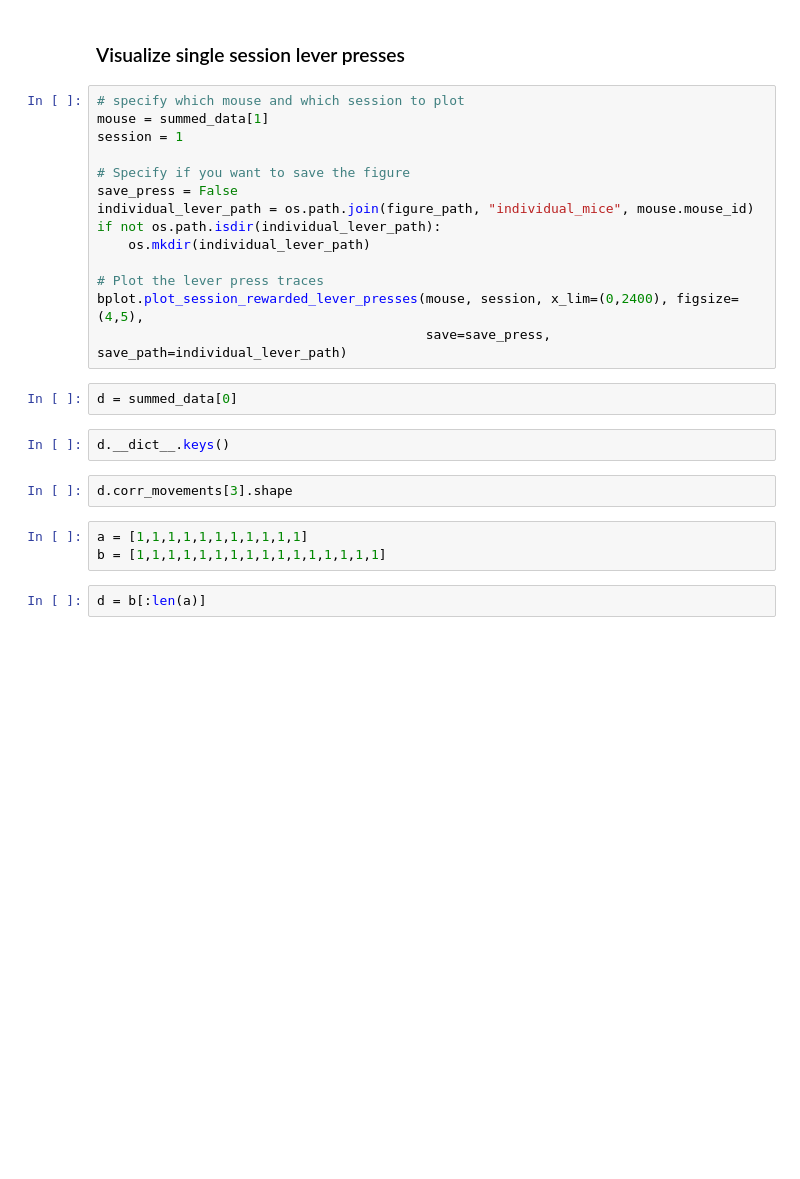
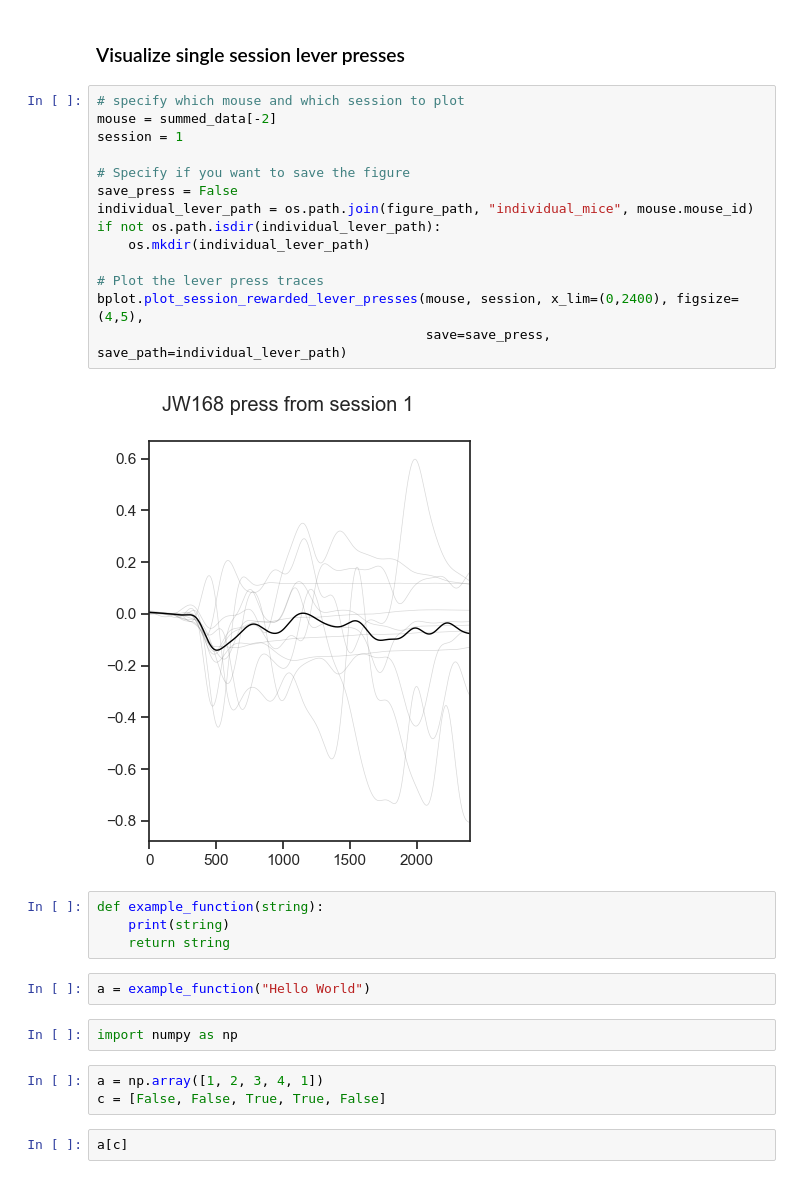
Before and after one commit to wjakewright/Lab_Analyses, a Jupyter notebook: Lab_Analyses/Behavior/Batch_Lever_Press_Analysis_Dual_Spine_Task.ipynb, the cells around one changed output. Drawn from its saved outputs; the diff is of its cells as text; blank space fills up the shorter version.

```diff
--- a/Lab_Analyses/Behavior/Batch_Lever_Press_Analysis_Dual_Spine_Task.ipynb
+++ b/Lab_Analyses/Behavior/Batch_Lever_Press_Analysis_Dual_Spine_Task.ipynb
@@ -270,27 +287,31 @@ grouped_data.plot_data(figsize=(7.5,9),colors=colors, plot_ind=False, ylims=ylim
 ### Visualize single session lever presses
 # %%
 # specify which mouse and which session to plot
-mouse = summed_data[1]
+mouse = summed_data[-2]
 session = 1
 
 # Specify if you want to save the figure
 save_press = False
 individual_lever_path = os.path.join(figure_path, "individual_mice", mouse.mouse_id)
 if not os.path.isdir(individual_lever_path):
     os.mkdir(individual_lever_path)
 
 # Plot the lever press traces
 bplot.plot_session_rewarded_lever_presses(mouse, session, x_lim=(0,2400), figsize=(4,5),
                                           save=save_press, save_path=individual_lever_path)
+# %% [output]
+[figure, added]
 # %%
-d = summed_data[0]
+def example_function(string):
+    print(string)
+    return string
 # %%
-d.__dict__.keys()
+a = example_function("Hello World")
 # %%
-d.corr_movements[3].shape
+import numpy as np
 # %%
-a = [1,1,1,1,1,1,1,1,1,1,1]
-b = [1,1,1,1,1,1,1,1,1,1,1,1,1,1,1,1]
+a = np.array([1, 2, 3, 4, 1])
+c = [False, False, True, True, False]
 # %%
-d = b[:len(a)]
+a[c]
 # %%
```
Also changed, not shown: parts of 8 cells of this notebook.
